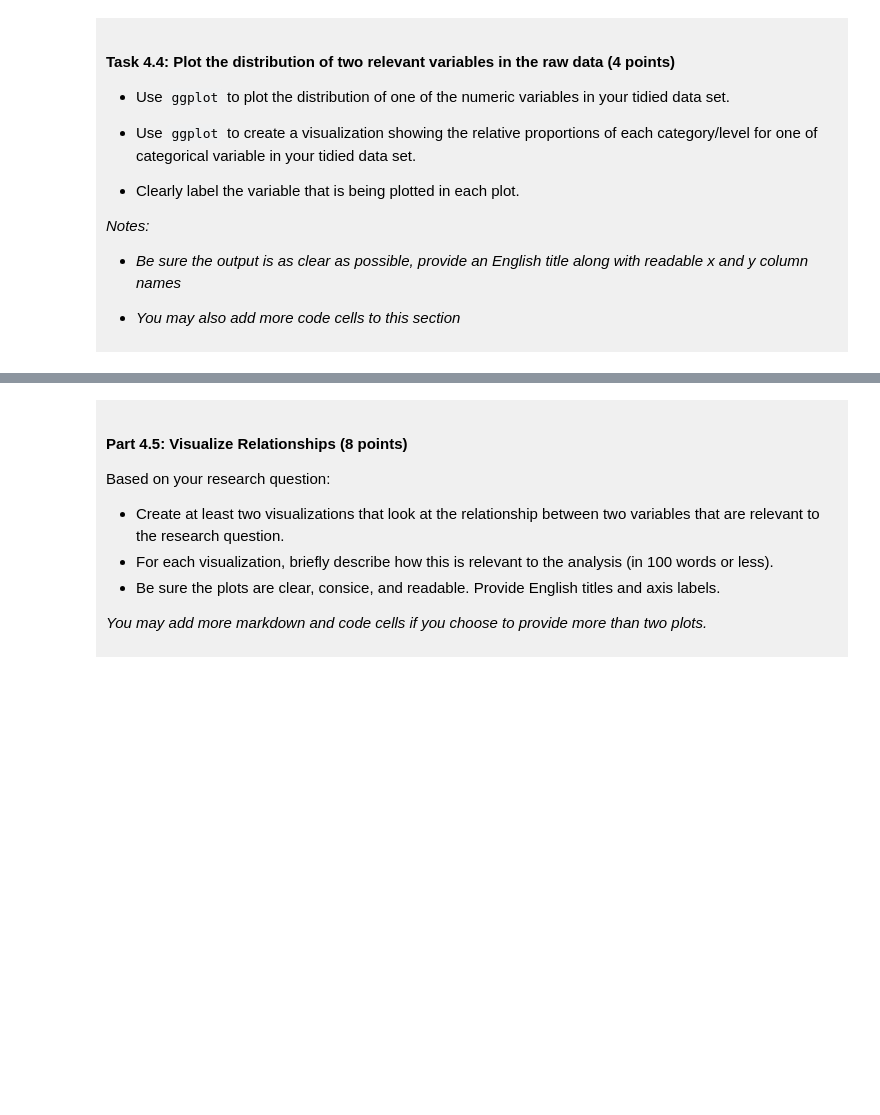
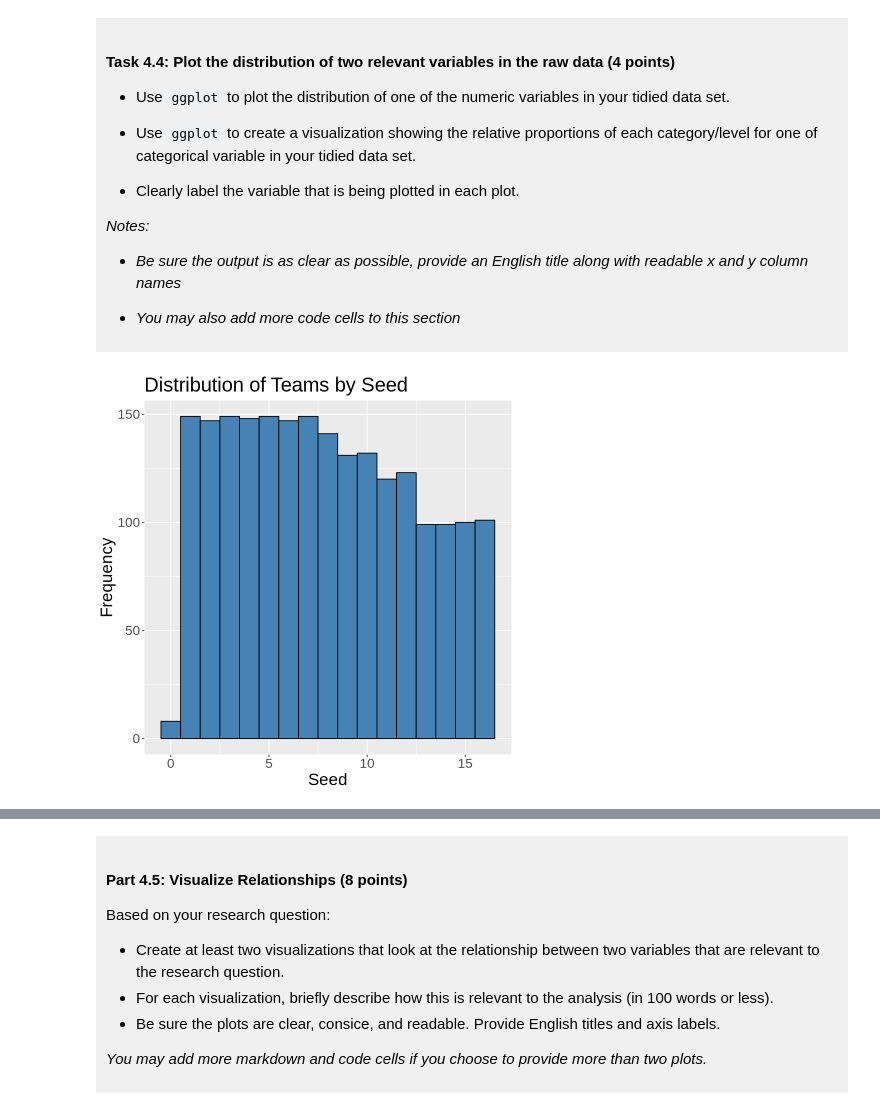
Before and after one commit to mheaven08/dsci-100-madeleineheaven-kartawijaya, a Jupyter notebook: dsci-100-project-notebook.ipynb, the cells around one changed output, grey strips where cells are left out. Saved outputs shown, nothing was run; the diff lists cells and outputs as text; code cells hidden in the pictures; blank space fills up the shorter version.

Commit message:
complete data summary, missingness stats, grouped summaries, visualizations, and analysis plan

```diff
--- a/dsci-100-project-notebook.ipynb
+++ b/dsci-100-project-notebook.ipynb
@@ -305,5 +368,21 @@ You will refine your research question (if needed) and produce a tidy data set.
 
 </div>
 # %%
-### EDIT THIS CODE CELL FOR PLOT 1 ###
+seed_plot <- ncaa_tidy |> ggplot(aes(x = seed)) + # pipe ncaa_tidy into ggplot to set team seeds to the x-axis
+
+# add layers on the histogram
+geom_histogram(binwidth = 1, # make each seed has their own bar
+               color = "black", # add black outline on each bar to make it more clear
+               fill = "steelblue") + # fill each bar with steelblue color to make it more clear
+
+# set axis labels and plot title
+labs(x = "Seed", y = "Frequency", title = "Distribution of Teams by Seed") +
+
+# set all text size to 20 so it is easier to read
+theme(text = element_text(size = 20))
+
+# display the seed distribution histogram
+seed_plot
+# %% [output]
+[figure, added]
 # %%
```
Also changed, not shown: parts of 10 cells of this notebook.
